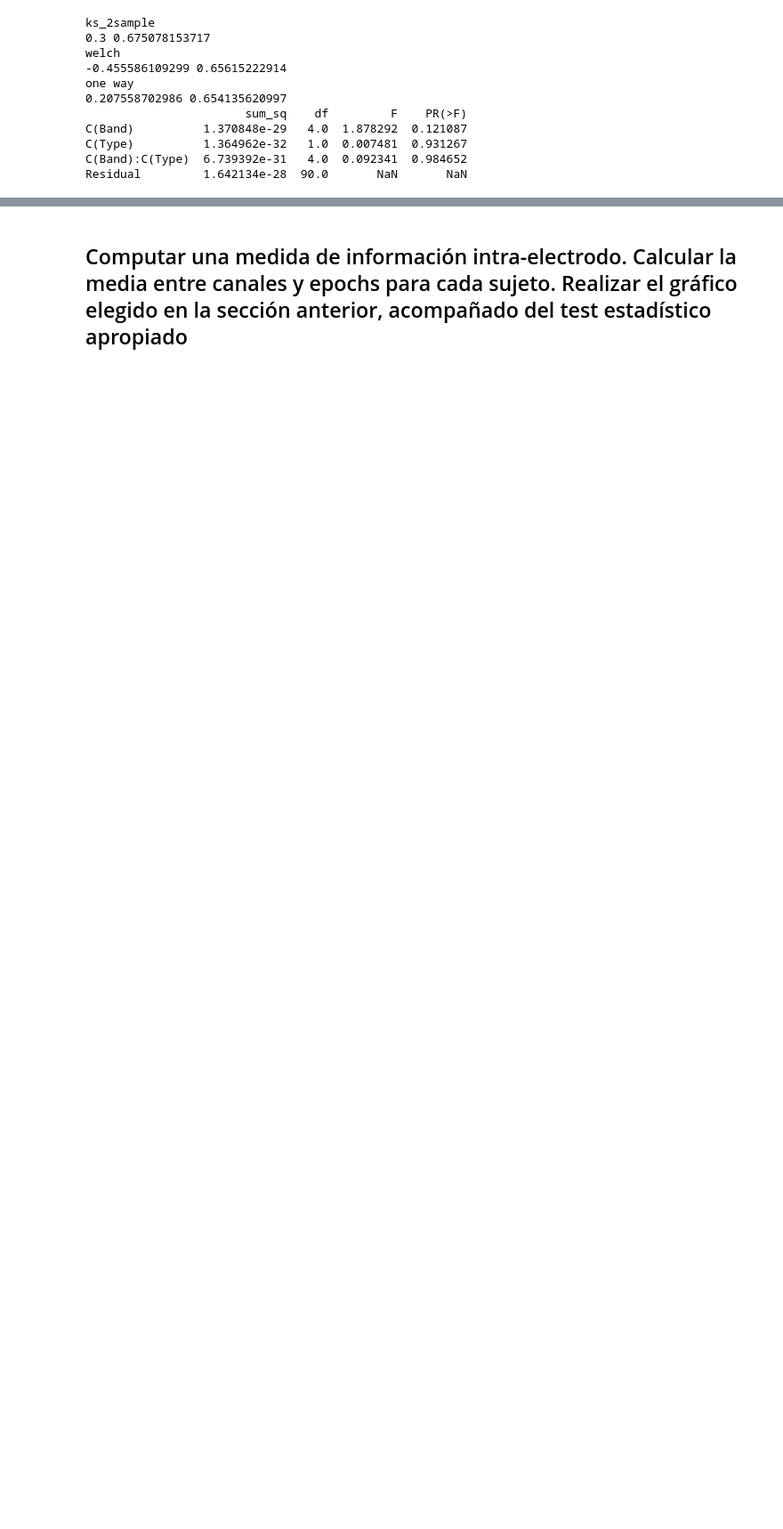
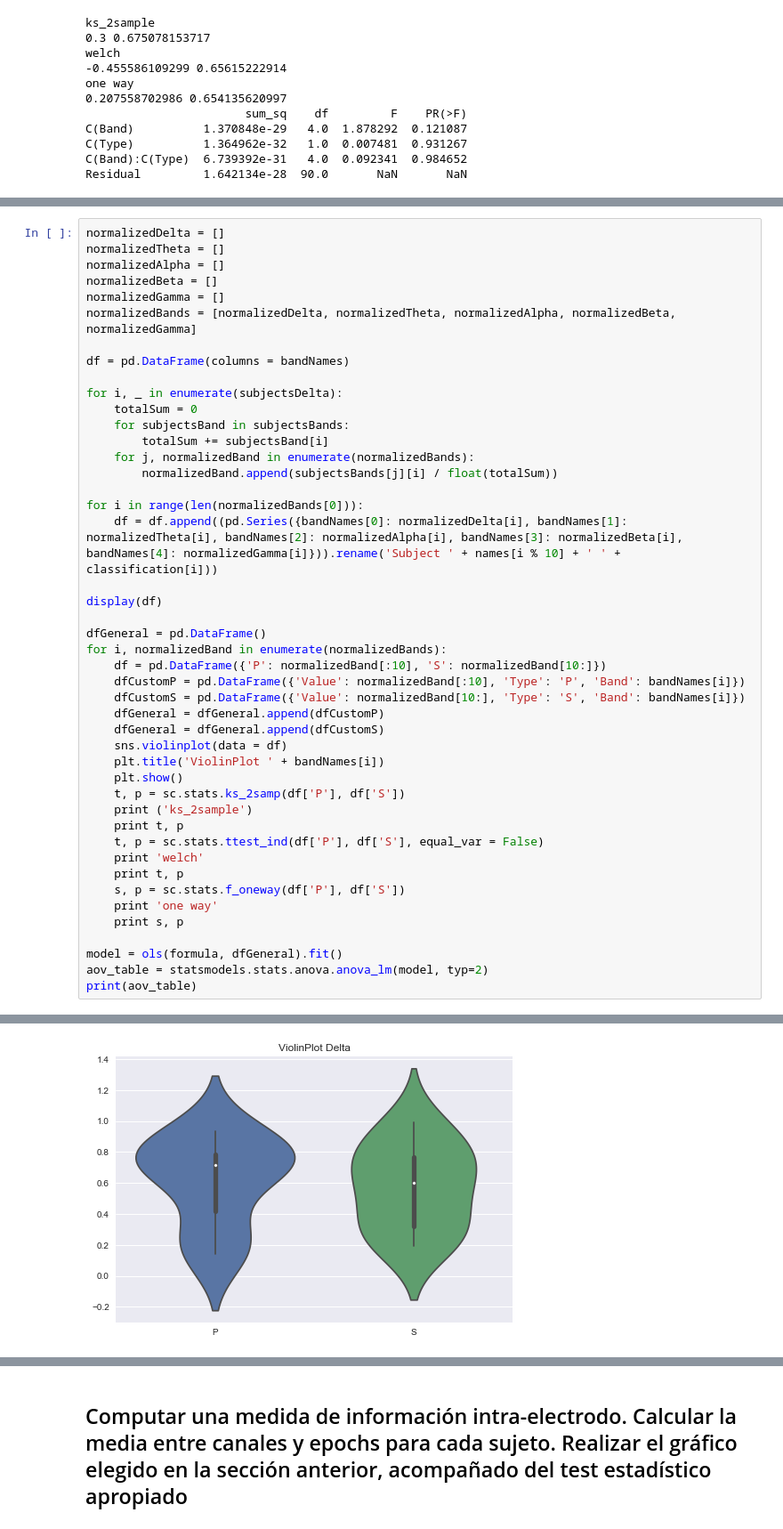
Before and after one commit to santiago-mb/data-science, a Jupyter notebook: wip/tp2/tp2.ipynb, the cells around one changed output, grey strips where cells are left out. Shown at 89% size. Drawn from its saved outputs; the diff is of its cells as text; blank space fills up the shorter version.

Commit message:
normalized data

```diff
--- a/wip/tp2/tp2.ipynb
+++ b/wip/tp2/tp2.ipynb
@@ -231,0 +233,46 @@ Este punto queda incluído en el experimento anterior, pues consideramos el prom
+# %%
+normalizedDelta = []
+normalizedTheta = []
+normalizedAlpha = []
+normalizedBeta = []
+normalizedGamma = []
+normalizedBands = [normalizedDelta, normalizedTheta, normalizedAlpha, normalizedBeta, normalizedGamma]
+
+df = pd.DataFrame(columns = bandNames)
+
+for i, _ in enumerate(subjectsDelta):
+    totalSum = 0
+    for subjectsBand in subjectsBands:
+        totalSum += subjectsBand[i]
+    for j, normalizedBand in enumerate(normalizedBands):
+        normalizedBand.append(subjectsBands[j][i] / float(totalSum))
+
+for i in range(len(normalizedBands[0])):
+    df = df.append((pd.Series({bandNames[0]: normalizedDelta[i], bandNames[1]: normalizedTheta[i], bandNames[2]: normalizedAlpha[i], bandNames[3]: normalizedBeta[i], bandNames[4]: normalizedGamma[i]})).rename('Subject ' + names[i % 10] + ' ' + classification[i]))
+
+display(df)
+
+dfGeneral = pd.DataFrame()
+for i, normalizedBand in enumerate(normalizedBands):
+    df = pd.DataFrame({'P': normalizedBand[:10], 'S': normalizedBand[10:]})
+    dfCustomP = pd.DataFrame({'Value': normalizedBand[:10], 'Type': 'P', 'Band': bandNames[i]})
+    dfCustomS = pd.DataFrame({'Value': normalizedBand[10:], 'Type': 'S', 'Band': bandNames[i]})
+    dfGeneral = dfGeneral.append(dfCustomP)
+    dfGeneral = dfGeneral.append(dfCustomS)
+    sns.violinplot(data = df)
+    plt.title('ViolinPlot ' + bandNames[i])
+    plt.show()
+    t, p = sc.stats.ks_2samp(df['P'], df['S'])
+    print ('ks_2sample')
+    print t, p
+    t, p = sc.stats.ttest_ind(df['P'], df['S'], equal_var = False)
+    print 'welch'
+    print t, p
+    s, p = sc.stats.f_oneway(df['P'], df['S'])
+    print 'one way'
+    print s, p
+
+model = ols(formula, dfGeneral).fit()
+aov_table = statsmodels.stats.anova.anova_lm(model, typ=2)
+print(aov_table)
+# %% [output]
@@ -231,0 +296 @@ Este punto queda incluído en el experimento anterior, pues consideramos el prom
+[figure, added]
```
Also changed, not shown: parts of 5 cells of this notebook.
